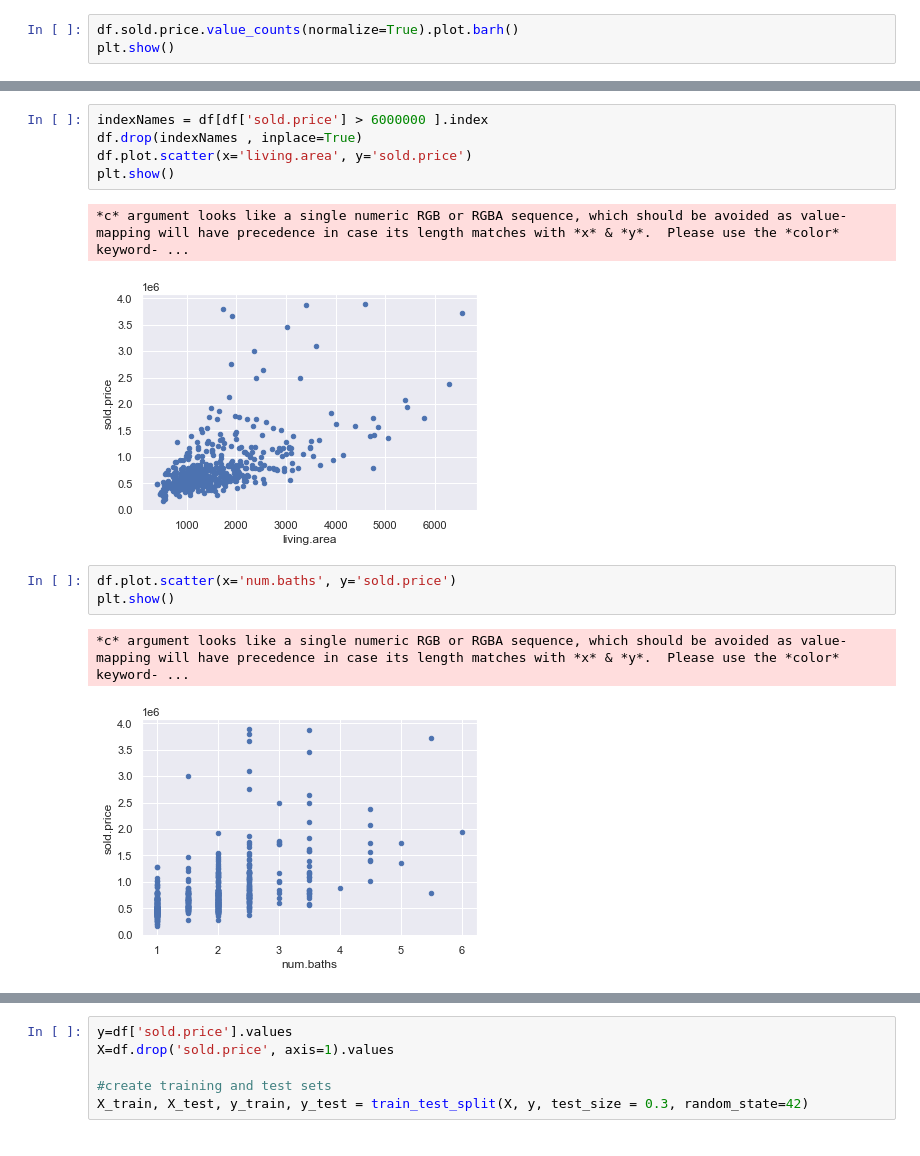
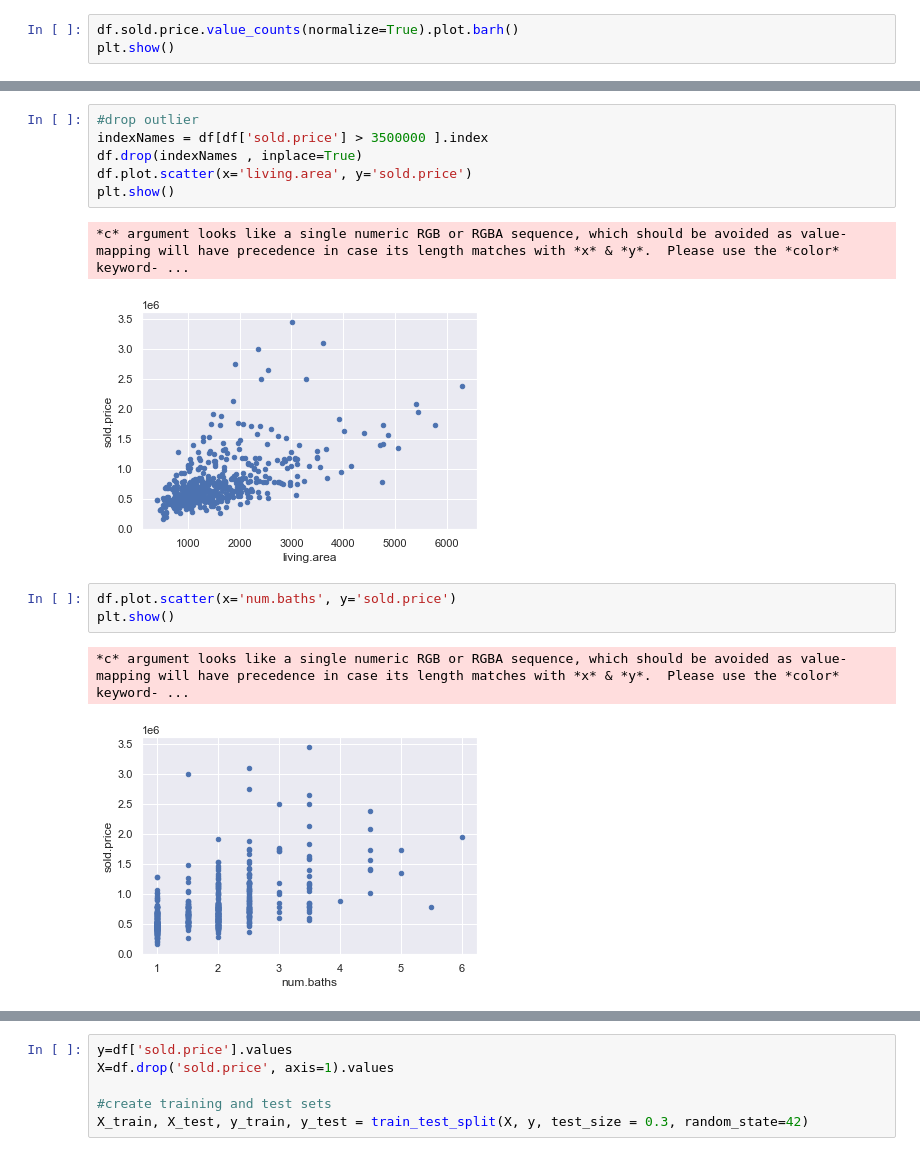
Before and after one commit to HannibalHerforth/techlabs-elective, a Jupyter notebook: Techlabs working station.ipynb, the cells around one changed output, grey strips where cells are left out. Cells and saved outputs as stored; diff of their text form.

```diff
--- a/Techlabs working station.ipynb
+++ b/Techlabs working station.ipynb
@@ -163,17 +148,18 @@ plt.show()
 # %%
-indexNames = df[df['sold.price'] > 6000000 ].index
+#drop outlier
+indexNames = df[df['sold.price'] > 3500000 ].index
 df.drop(indexNames , inplace=True)
 df.plot.scatter(x='living.area', y='sold.price')
 plt.show()
 # %% [output]
 *c* argument looks like a single numeric RGB or RGBA sequence, which should be avoided as value-mapping will have precedence in case its length matches with *x* & *y*.  Please use the *color* keyword- ...
-[figure, old version]
+[figure, new version]
 # %%
 df.plot.scatter(x='num.baths', y='sold.price')
 plt.show()
 # %% [output]
 *c* argument looks like a single numeric RGB or RGBA sequence, which should be avoided as value-mapping will have precedence in case its length matches with *x* & *y*.  Please use the *color* keyword- ...
-[figure, old version]
+[figure, new version]
 # %%
 sns.heatmap(df.corr(), annot=True, cmap = 'Reds')
 plt.show()
```
Also changed, not shown: parts of 10 cells of this notebook, 1 other file.
